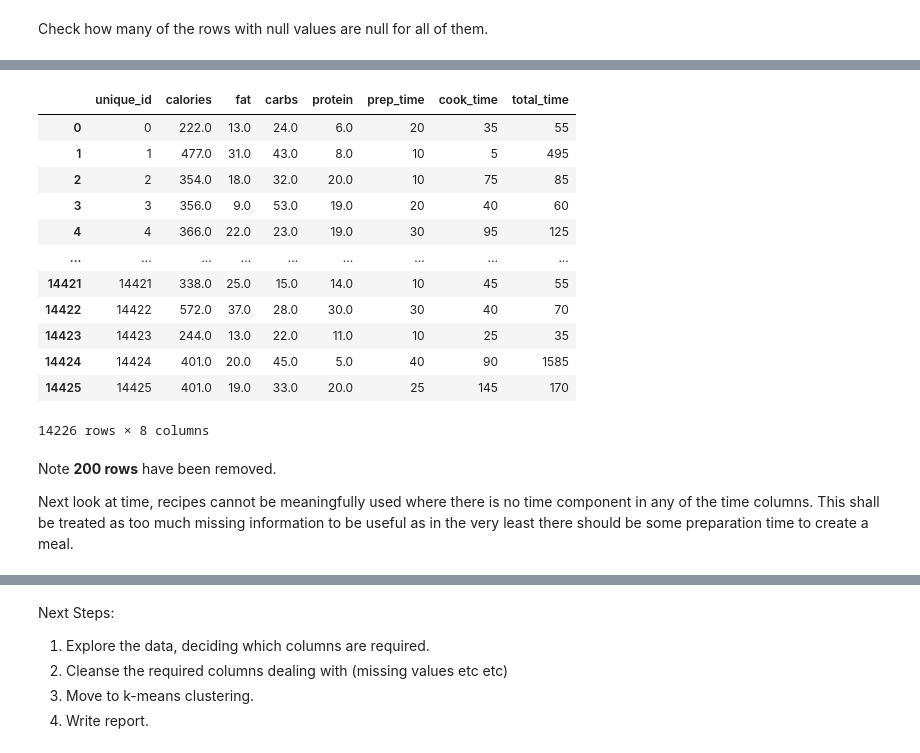
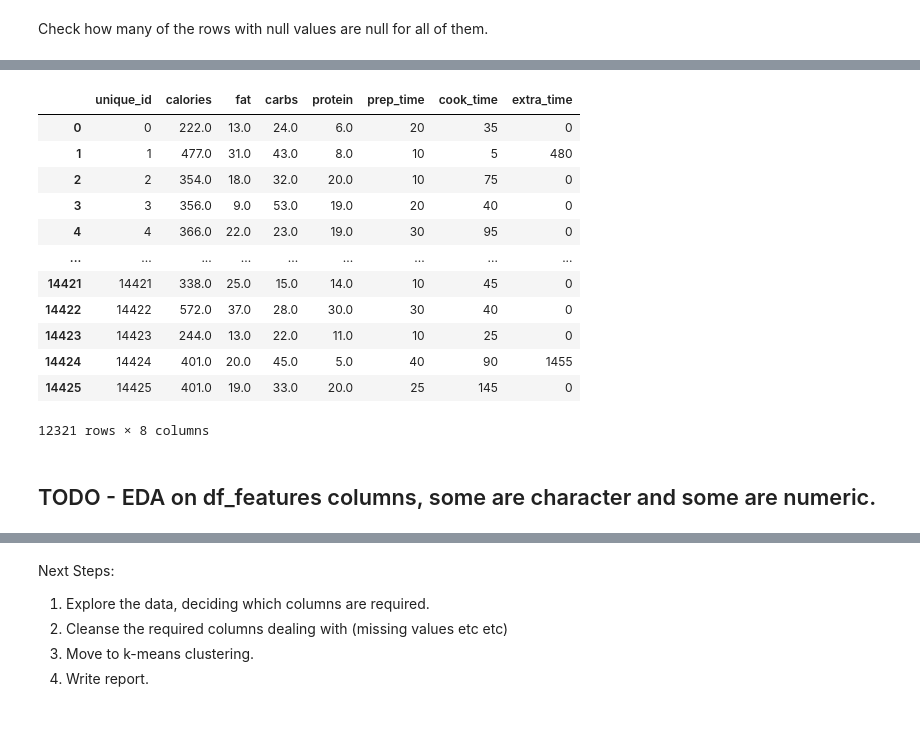
Before and after one commit to BP0323904/dspp, a Jupyter notebook: Allrecipes/Notebooks/Allrecipes_EDA_and_Cleansing.ipynb, the cells around one changed output, grey strips where cells are left out. Saved outputs shown, nothing was run; the diff lists cells and outputs as text; code cells hidden in the pictures; blank space fills up the shorter version.

```diff
--- a/Allrecipes/Notebooks/Allrecipes_EDA_and_Cleansing.ipynb
+++ b/Allrecipes/Notebooks/Allrecipes_EDA_and_Cleansing.ipynb
@@ -332,7 +354,7 @@ df_features.head(5)
 Look for missing values across the nutrtion and time variables, try to fill missing values in where possible. Check for outliers.
 # %%
 # Identify columns with null values
-columns_with_nulls = df_core.columns[df_core.isnull().any()].tolist()
+columns_with_nulls = df_kmeans.columns[df_kmeans.isnull().any()].tolist()
 
 # Print column names containing null values
 print("Columns with null values:", columns_with_nulls)
@@ -377,22 +386,22 @@ These must be removed from our original data.
 # %%
+# Code left in, just in case it is needed in future. PRecautionary futureproofing method.
 # Example: remove rows where fat, protein, and carbs are all NaN
-df_core = df_core[~df_core[columns_with_nulls].isna().all(axis=1)]
-df_core
+df_kmeans = df_kmeans[~df_kmeans[columns_with_nulls].isna().all(axis=1)]
+df_kmeans
 # %% [output]
-|  | unique_id | calories | fat | carbs | protein | prep_time | cook_time | total_time |
-| 0 | 0 | 222.0 | 13.0 | 24.0 | 6.0 | 20 | 35 | 55 |
-| 1 | 1 | 477.0 | 31.0 | 43.0 | 8.0 | 10 | 5 | 495 |
-| 2 | 2 | 354.0 | 18.0 | 32.0 | 20.0 | 10 | 75 | 85 |
-| 3 | 3 | 356.0 | 9.0 | 53.0 | 19.0 | 20 | 40 | 60 |
-| 4 | 4 | 366.0 | 22.0 | 23.0 | 19.0 | 30 | 95 | 125 |
+|  | unique_id | calories | fat | carbs | protein | prep_time | cook_time | extra_time |
+| 0 | 0 | 222.0 | 13.0 | 24.0 | 6.0 | 20 | 35 | 0 |
+| 1 | 1 | 477.0 | 31.0 | 43.0 | 8.0 | 10 | 5 | 480 |
+| 2 | 2 | 354.0 | 18.0 | 32.0 | 20.0 | 10 | 75 | 0 |
+| 3 | 3 | 356.0 | 9.0 | 53.0 | 19.0 | 20 | 40 | 0 |
+| 4 | 4 | 366.0 | 22.0 | 23.0 | 19.0 | 30 | 95 | 0 |
 | ... | ... | ... | ... | ... | ... | ... | ... | ... |
-| 14421 | 14421 | 338.0 | 25.0 | 15.0 | 14.0 | 10 | 45 | 55 |
-| 14422 | 14422 | 572.0 | 37.0 | 28.0 | 30.0 | 30 | 40 | 70 |
-| 14423 | 14423 | 244.0 | 13.0 | 22.0 | 11.0 | 10 | 25 | 35 |
-| 14424 | 14424 | 401.0 | 20.0 | 45.0 | 5.0 | 40 | 90 | 1585 |
-| 14425 | 14425 | 401.0 | 19.0 | 33.0 | 20.0 | 25 | 145 | 170 |
+| 14421 | 14421 | 338.0 | 25.0 | 15.0 | 14.0 | 10 | 45 | 0 |
+| 14422 | 14422 | 572.0 | 37.0 | 28.0 | 30.0 | 30 | 40 | 0 |
+| 14423 | 14423 | 244.0 | 13.0 | 22.0 | 11.0 | 10 | 25 | 0 |
+| 14424 | 14424 | 401.0 | 20.0 | 45.0 | 5.0 | 40 | 90 | 1455 |
+| 14425 | 14425 | 401.0 | 19.0 | 33.0 | 20.0 | 25 | 145 | 0 |
-14226 rows × 8 columns
+12321 rows × 8 columns
 # %% [markdown]
-Note **200 rows** have been removed.
 
-Next look at time, recipes cannot be meaningfully used where there is no time component in any of the time columns. This shall be treated as too much missing information to be useful as in the very least there should be some preparation time to create a meal.
+## TODO - EDA on df_features columns, some are character and some are numeric.
```
Also changed, not shown: parts of 16 cells of this notebook.
